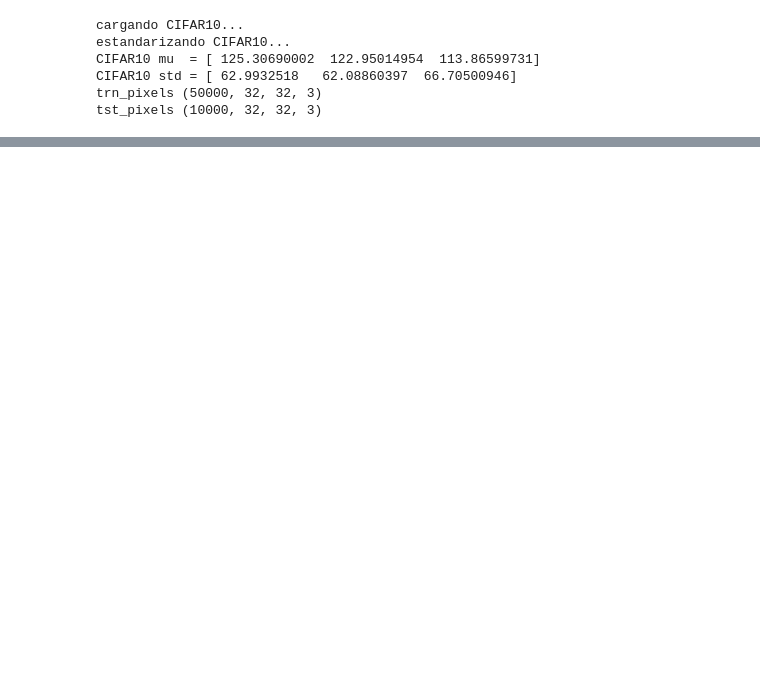
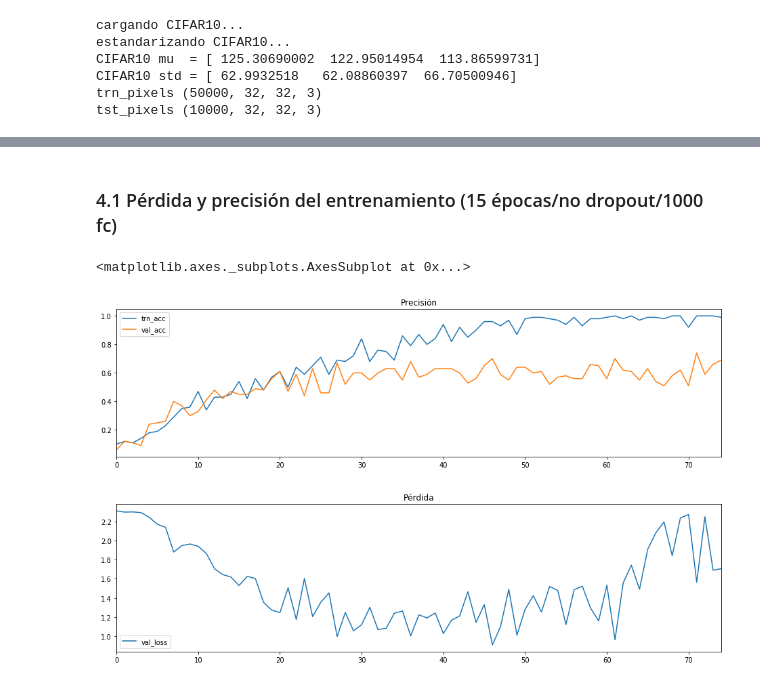
Before and after one commit to lmiguelmh/deep-learning, a Jupyter notebook: vgg16-tensorflow/vgg16-training-from-scratch.ipynb, the cells around one changed output, grey strips where cells are left out. Cells and saved outputs as stored; diff of their text form; code cells hidden in the pictures; blank space fills up the shorter version.

```diff
--- a/vgg16-tensorflow/vgg16-training-from-scratch.ipynb
+++ b/vgg16-tensorflow/vgg16-training-from-scratch.ipynb
@@ -300,0 +329,17 @@ epoch:    9, step: 2400, trn_loss: 0.0515456, trn_acc: 1.0,
+# %% [markdown]
+### 4.1 Pérdida y precisión del entrenamiento (15 épocas/no dropout/1000 fc)
+# %%
+%matplotlib inline
+
+import pandas as pd
+import matplotlib.pyplot as plt
+
+df = pd.read_csv('train_log_10k.csv')
+df.plot(y=['trn_acc', 'val_acc'], figsize=(16,4), title='Precisión')
+
+#df.plot(y=['trn_loss'], figsize=(16,4), title='Train Loss')
+df.plot(y=['val_loss'], figsize=(16,4), title='Pérdida')
+# %% [output]
+<matplotlib.axes._subplots.AxesSubplot at 0x...>
+[figure, added]
+[figure, added]
```
Also changed, not shown: parts of 14 cells of this notebook, 2 other files.
